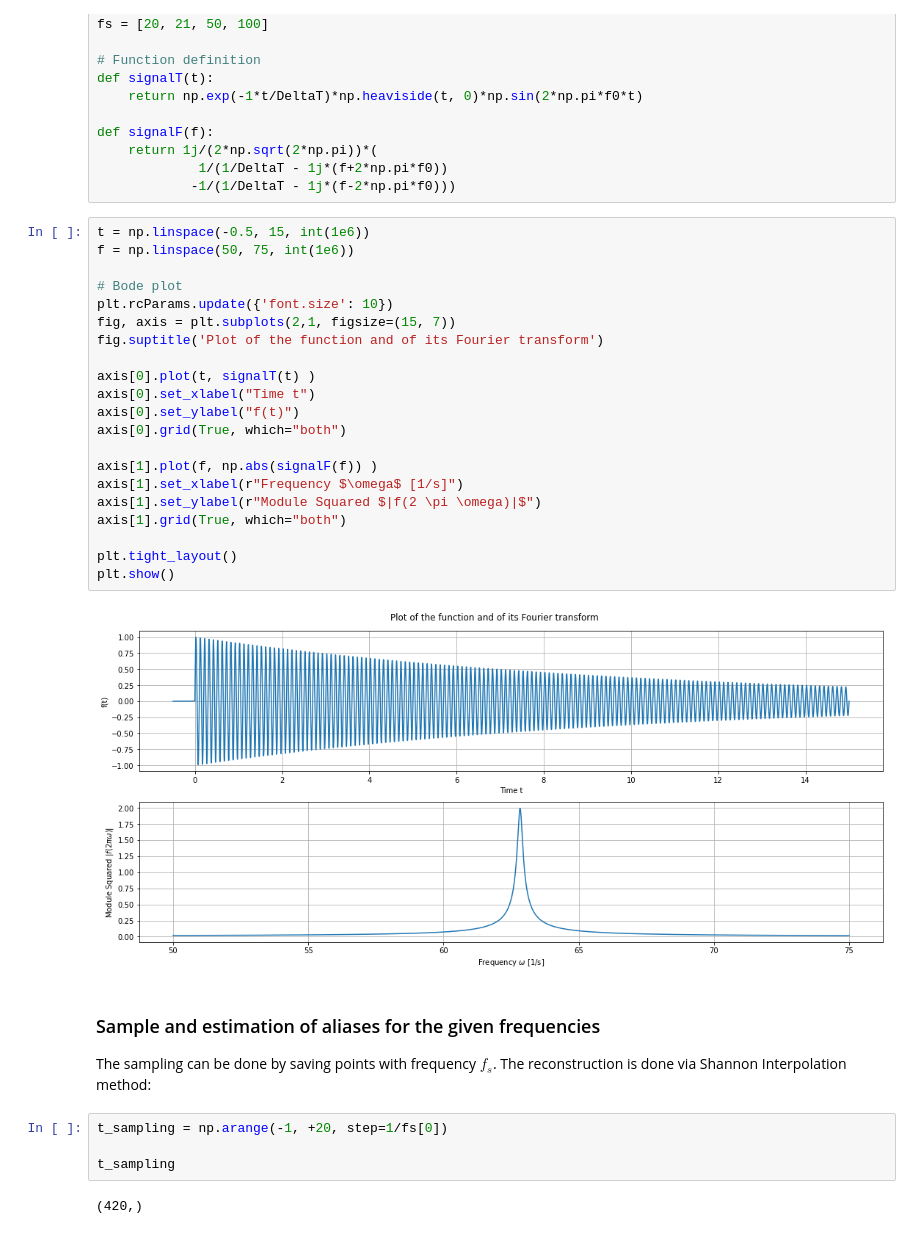
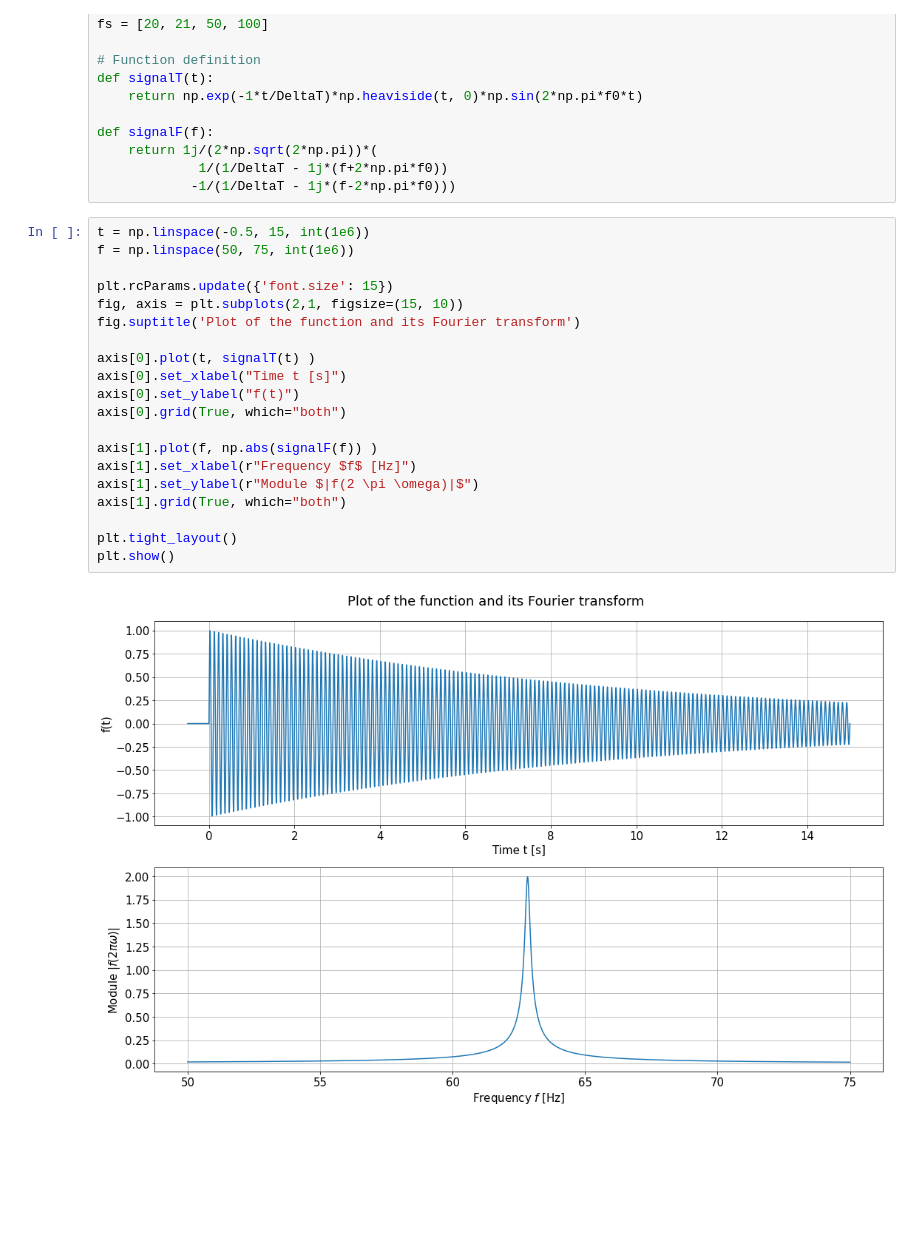
Before and after one commit to NerusSkyhigh/experimenta_methods, a Jupyter notebook: Exercise 01 - Sampling Theorem/Exercise 01 - Sampling Theorem.ipynb, the cells around one changed output. Saved outputs shown, nothing was run; the diff lists cells and outputs as text; blank space fills up the shorter version.

```diff
--- a/Exercise 01 - Sampling Theorem/Exercise 01 - Sampling Theorem.ipynb
+++ b/Exercise 01 - Sampling Theorem/Exercise 01 - Sampling Theorem.ipynb
@@ -37,32 +37,22 @@ def signalF(f):
 # %%
 t = np.linspace(-0.5, 15, int(1e6))
 f = np.linspace(50, 75, int(1e6))
 
-# Bode plot
-plt.rcParams.update({'font.size': 10})
-fig, axis = plt.subplots(2,1, figsize=(15, 7))
-fig.suptitle('Plot of the function and of its Fourier transform')
+plt.rcParams.update({'font.size': 15})
+fig, axis = plt.subplots(2,1, figsize=(15, 10))
+fig.suptitle('Plot of the function and its Fourier transform')
 
 axis[0].plot(t, signalT(t) )
-axis[0].set_xlabel("Time t")
+axis[0].set_xlabel("Time t [s]")
 axis[0].set_ylabel("f(t)")
 axis[0].grid(True, which="both")
 
 axis[1].plot(f, np.abs(signalF(f)) )
-axis[1].set_xlabel(r"Frequency $\omega$ [1/s]")
-axis[1].set_ylabel(r"Module Squared $|f(2 \pi \omega)|$")
+axis[1].set_xlabel(r"Frequency $f$ [Hz]")
+axis[1].set_ylabel(r"Module $|f(2 \pi \omega)|$")
 axis[1].grid(True, which="both")
 
 plt.tight_layout()
 plt.show()
 # %% [output]
-[figure, old version]
+[figure, new version]
-# %% [markdown]
-### Sample and estimation of aliases for the given frequencies
-The sampling can be done by saving points with frequency $f_s$. The reconstruction is done via Shannon Interpolation method:
-# %%
-t_sampling = np.arange(-1, +20, step=1/fs[0])
-
-t_sampling
-# %% [output]
-(420,)
```
Also changed, not shown: parts of 6 cells of this notebook, 1 other file.
